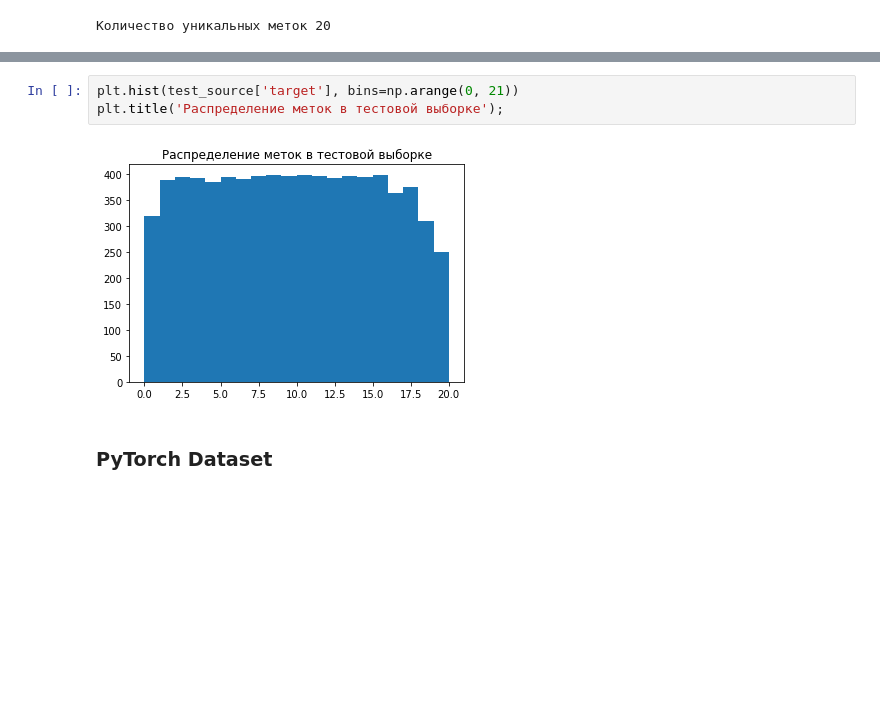
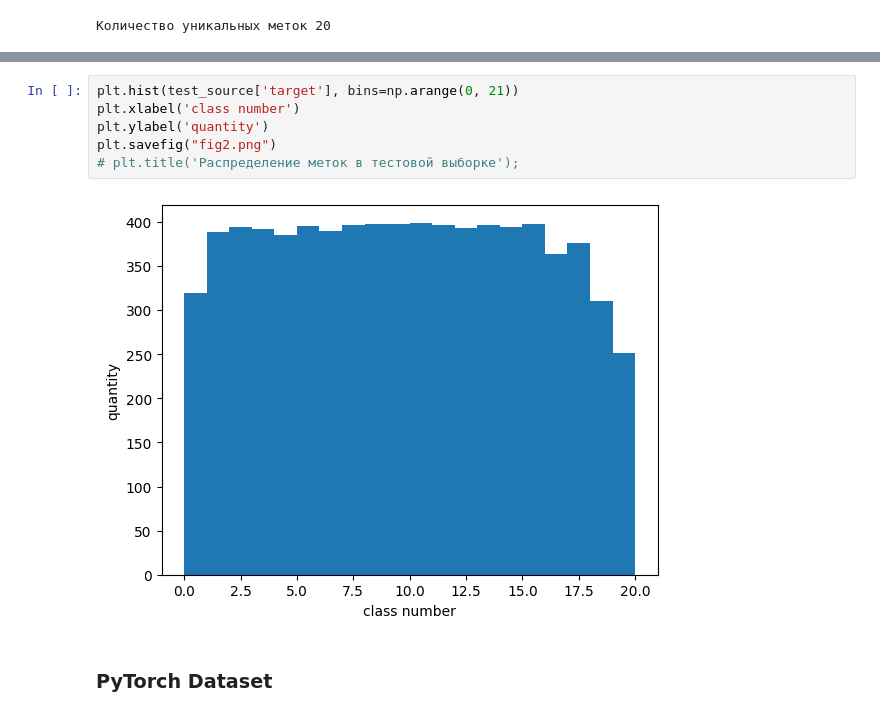
Before and after one commit to d-yacenko/article_text_processing, a Jupyter notebook: network1_1_tfidf.ipynb, the cells around one changed output, grey strips where cells are left out. Drawn from its saved outputs; the diff is of its cells as text; blank space fills up the shorter version.

```diff
--- a/network1_1_tfidf.ipynb
+++ b/network1_1_tfidf.ipynb
@@ -151,8 +399,11 @@ plt.title('Распределение меток в обучающей выбо
 # %%
 plt.hist(test_source['target'], bins=np.arange(0, 21))
-plt.title('Распределение меток в тестовой выборке');
+plt.xlabel('class number')
+plt.ylabel('quantity')
+plt.savefig("fig2.png")
+# plt.title('Распределение меток в тестовой выборке');
 # %% [output]
-[figure, old version]
+[figure, new version]
 # %% [markdown]
 ### PyTorch Dataset
 # %%
```
Also changed, not shown: parts of 12 cells of this notebook, 2 other files.
